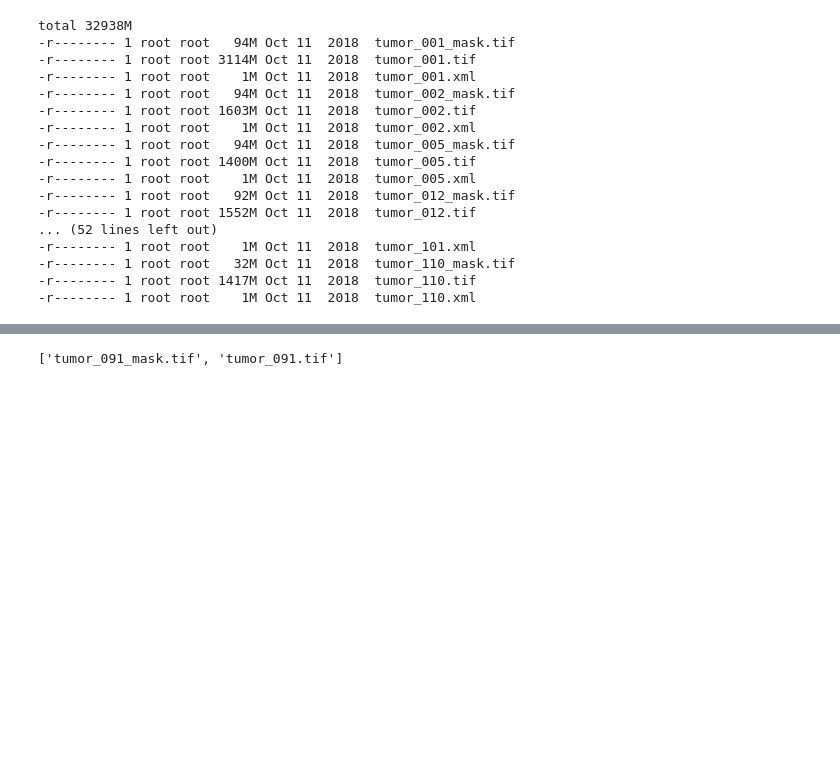
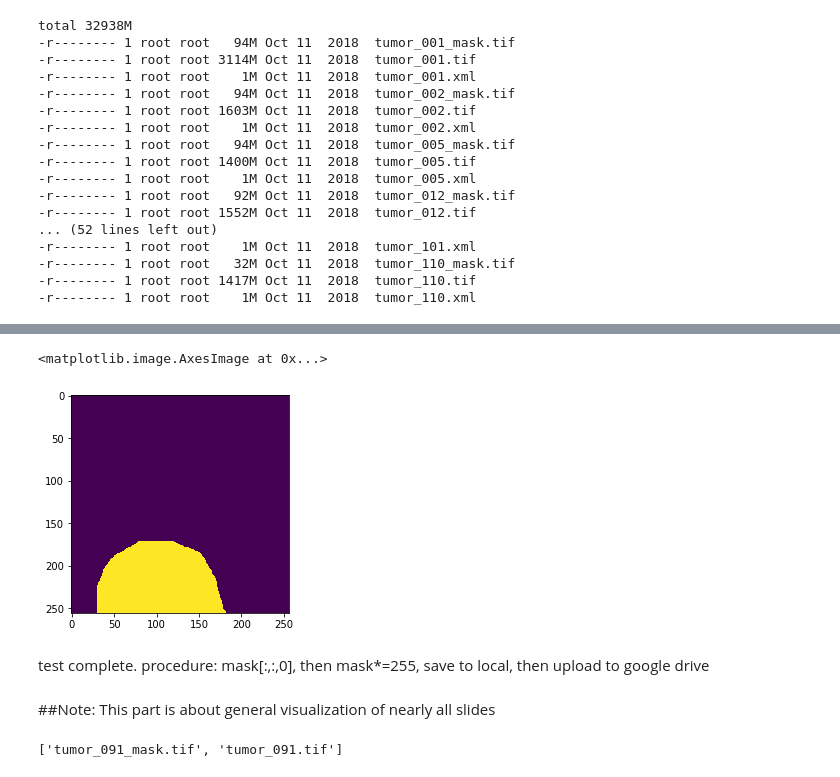
Before and after one commit to YihangDing/4995-Applied-Deep-Learning-project, a Jupyter notebook: startercode.ipynb, the cells around one changed output, grey strips where cells are left out. Drawn from its saved outputs; the diff is of its cells as text; code cells hidden in the pictures; blank space fills up the shorter version.

```diff
--- a/startercode.ipynb
+++ b/startercode.ipynb
@@ -97,3 +141,13 @@ from skimage.color import rgb2gray
+# %%
+plt.imshow(img)
+# %% [output]
+<matplotlib.image.AxesImage at 0x...>
+[figure, added]
+# %% [markdown]
+test complete. procedure: mask[:,:,0], then mask*=255, save to local, then upload to google drive
+# %% [markdown]
+##Note:
+This part is about general visualization of nearly all slides
 # %%
 #get file in folder
 files=os.listdir('/gdrive/My Drive/Colab Notebooks/slides')
```
Also changed, not shown: parts of 50 cells of this notebook, 1 other file.
